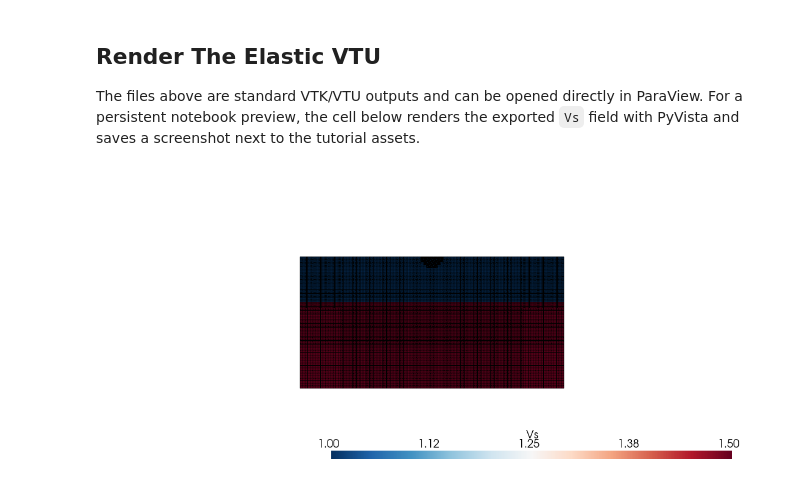
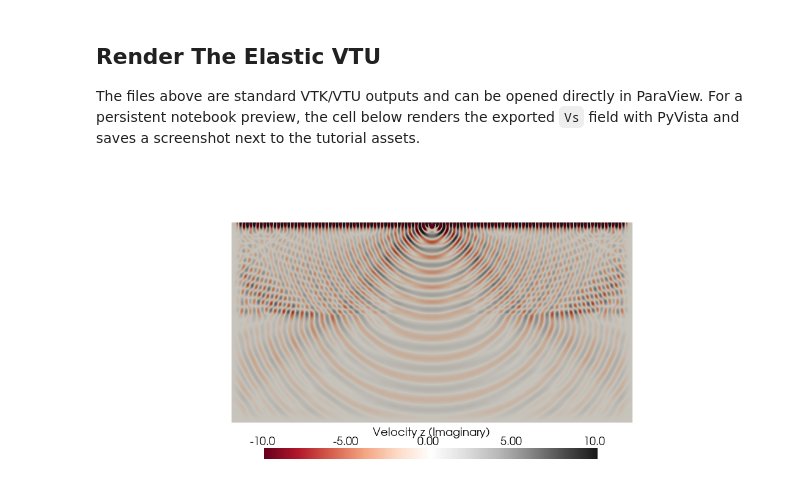
Before and after one commit to FrequenSol/FrequenSolve, a Jupyter notebook: examples/tutorials/01_modeling_basics/02_elastic.ipynb, the cells around one changed output. Drawn from its saved outputs; the diff is of its cells as text; code cells hidden in the pictures.

Commit message:
Updating tutorials and documentation

```diff
--- a/examples/tutorials/01_modeling_basics/02_elastic.ipynb
+++ b/examples/tutorials/01_modeling_basics/02_elastic.ipynb
@@ -54,8 +50,7 @@ The next cell creates the project-owned elastic simulation and attaches the two-
 # %%
 project = fs.Project(
     name="project",
-    pretty_name="elastic_basic",
-    path="./scratch/tutorials/elastic_basic",
+    path="./scratch/elastic",
     log_level="INFO",
     log_to_console=True,
 )
@@ -65,7 +60,7 @@ sim = project.new_simulation(
     physics="elastic",
     dimension=2,
     units={
-        "length": "km",
+        "length": "km",                 # Units can be specified as strings or Pint units
         "velocity": "km/s",
         "density": "g/cm^3",
     },
@@ -114,7 +109,7 @@ This notebook sets `pml_wavelengths=0.75` on the side and bottom boundaries. The
 # %%
 sim += model.hex_mesh_generator([8, 4])
-sim.mesh.set_adapt(elems_per_wave=2.0, order=4, f_low=5.0, f_high=30.0)
-sim.mesh.set_source_grading(d1=0.05, mult=2.0)
+sim.mesh.set_adapt(elems_per_wave=2.0, order=4, f_low=5.0)
+sim.mesh.set_source_grading(d1=0.05, mult=4.0)
 
 sim += fs.BoundaryCondition(
     conditions=["free"],
@@ -124,6 +119,7 @@ sim += fs.BoundaryCondition(
     conditions=["pml"],
     boundaries=["x_min", "x_max", "z_max"],
     pml_wavelengths=0.75,
+    pml_reflection=1.e-3
 )
 # %% [markdown]
 ## Source And Receiver Components
@@ -143,8 +139,6 @@ acq.add_receiver_group(
     coords=receiver_coords
 )
 sim += acq
-
-sim += fs.SolverConfig(ptol = 1.e-10)
 # %% [markdown]
 ## Run The Baseline Simulation
 
@@ -235,9 +238,8 @@ site_fd = fs.LocalSite(shutdown_on_completion=True, verbose=True)
 elastic_pv_output = fs.ParaviewOutput(
     name="pv_elastic",
     path="paraview",
-    fields=["velocity", "stress"],
-    properties=["vp", "vs", "rho", "Subdomain"],
-    sources=[1],
+    fields=["velocity_z", "stress_zz"],
+    properties=["vp", "vs"],
     show_pml=True,
     upscale=1,
     order=2,
@@ -246,7 +248,7 @@ elastic_pv_output = fs.ParaviewOutput(
 fd_job = fs.FrequencyDomainJob(
     name="freq_elastic_qc",
     simulation=sim,
-    f_list=[25.0],
+    f_list=[50.0],
     outputs=[elastic_pv_output],
 )
 fd_result = site_fd.submit(fd_job).wait()
@@ -263,20 +268,22 @@ LocalSite: skipped - Run is current
 
 The files above are standard VTK/VTU outputs and can be opened directly in ParaView. For a persistent notebook preview, the cell below renders the exported `Vs` field with PyVista and saves a screenshot next to the tutorial assets.
 # %%
-image_dir = Path("./tutorial_assets")
+image_dir = Path("./assets")
 image_dir.mkdir(exist_ok=True)
 
-elastic_screenshot = image_dir / "elastic_paraview_vs.png"
+screenshot = image_dir / "elastic_paraview_vs.png"
 fs.plot_vtu(
     elastic_vtu_files[0],
-    field="vs",
-    part="real",
-    show_edges=True,
-    scalar_bar=True,
+    field="velocity_z",
+    part="imag",
+    vmin=-10,
+    vmax=10,
+    cmap="RdGy",
+    zoom=1.5,
     show=False,
-    screenshot=elastic_screenshot,
+    screenshot=screenshot,
     window_size=(1100, 500),
 )
-display(Image(filename=str(elastic_screenshot)))
+display(Image(filename=str(screenshot)))
 # %% [output]
-[figure, old version]
+[figure, new version]
```
Also changed, not shown: parts of 11 cells of this notebook, 58 other files.
